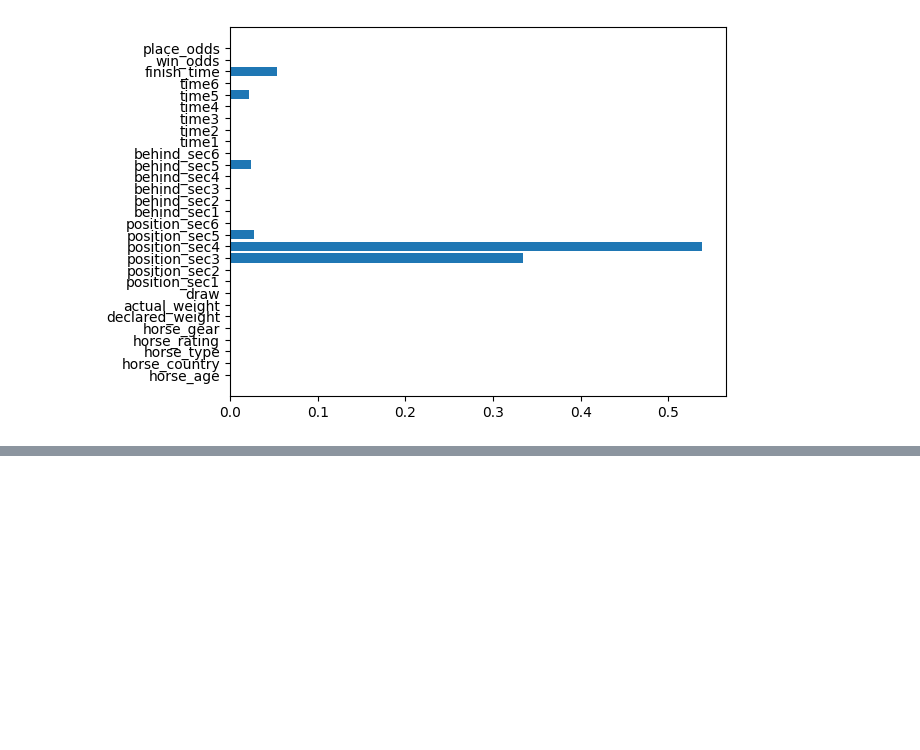
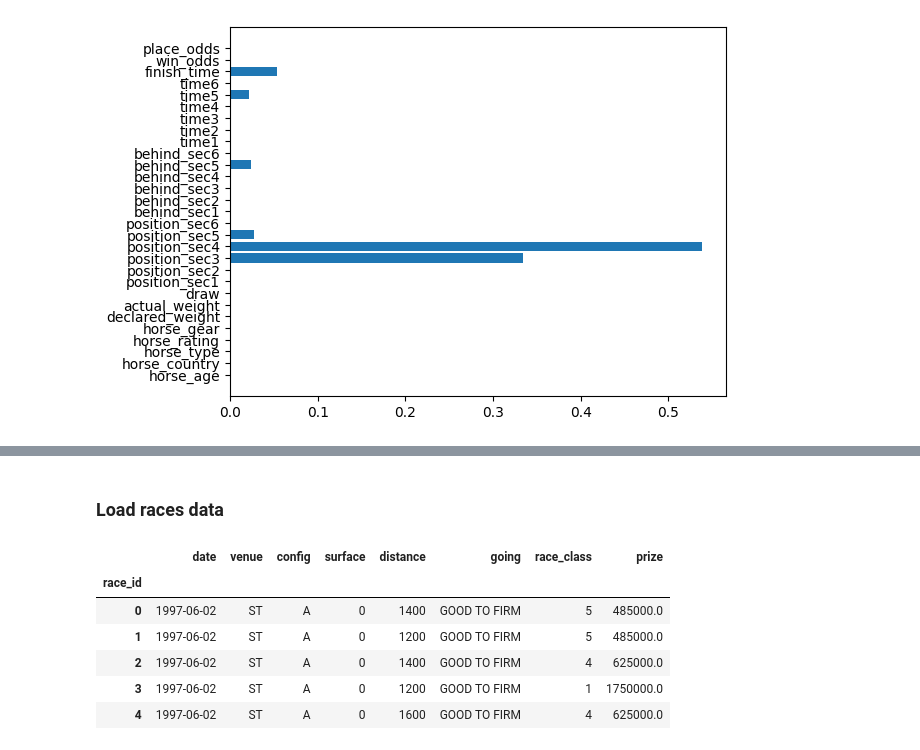
Before and after one commit to kjahan/horse_racing, a Jupyter notebook: notebooks/explore_horse_racing.ipynb, the cells around one changed output, grey strips where cells are left out. Saved outputs shown, nothing was run; the diff lists cells and outputs as text; code cells hidden in the pictures; blank space fills up the shorter version.

```diff
--- a/notebooks/explore_horse_racing.ipynb
+++ b/notebooks/explore_horse_racing.ipynb
@@ -953,0 +1127,14 @@ Table of contents:
+# %% [markdown]
+### Load races data
+# %%
+races_df = pd.read_csv(r"../data/races.csv", delimiter=",", header=0, index_col='race_id')
+races_df = races_df[['date', 'venue', 'config', 'surface', 'distance', 'going', 'race_class', 'prize']]
+races_df.head()
+# %% [output]
+|  | date | venue | config | surface | distance | going | race_class | prize |
+| race_id |  |  |  |  |  |  |  |  |
+| 0 | 1997-06-02 | ST | A | 0 | 1400 | GOOD TO FIRM | 5 | 485000.0 |
+| 1 | 1997-06-02 | ST | A | 0 | 1200 | GOOD TO FIRM | 5 | 485000.0 |
+| 2 | 1997-06-02 | ST | A | 0 | 1400 | GOOD TO FIRM | 4 | 625000.0 |
+| 3 | 1997-06-02 | ST | A | 0 | 1200 | GOOD TO FIRM | 1 | 1750000.0 |
+| 4 | 1997-06-02 | ST | A | 0 | 1600 | GOOD TO FIRM | 4 | 625000.0 |
```
Also changed, not shown: parts of 18 cells of this notebook.
